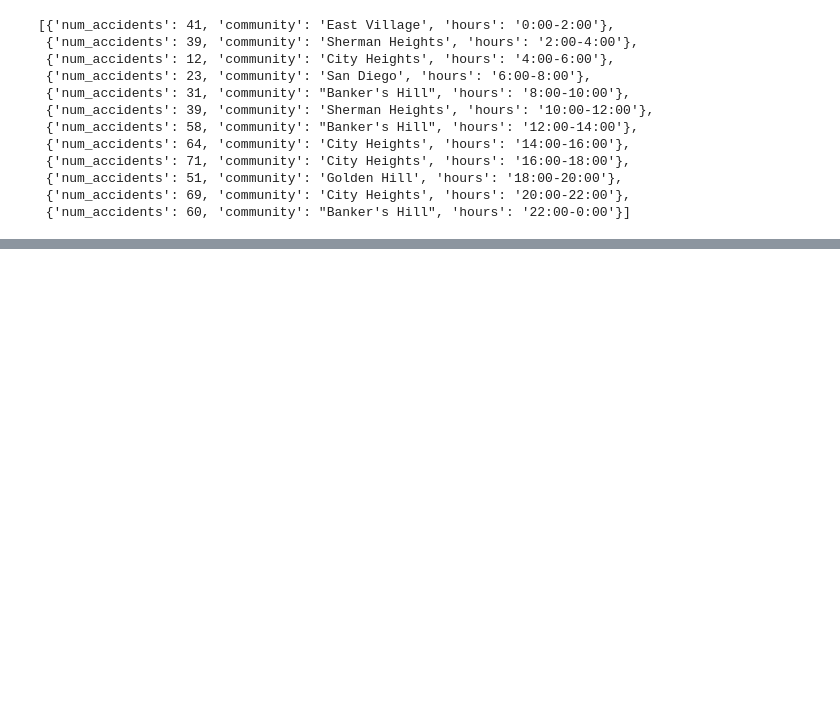
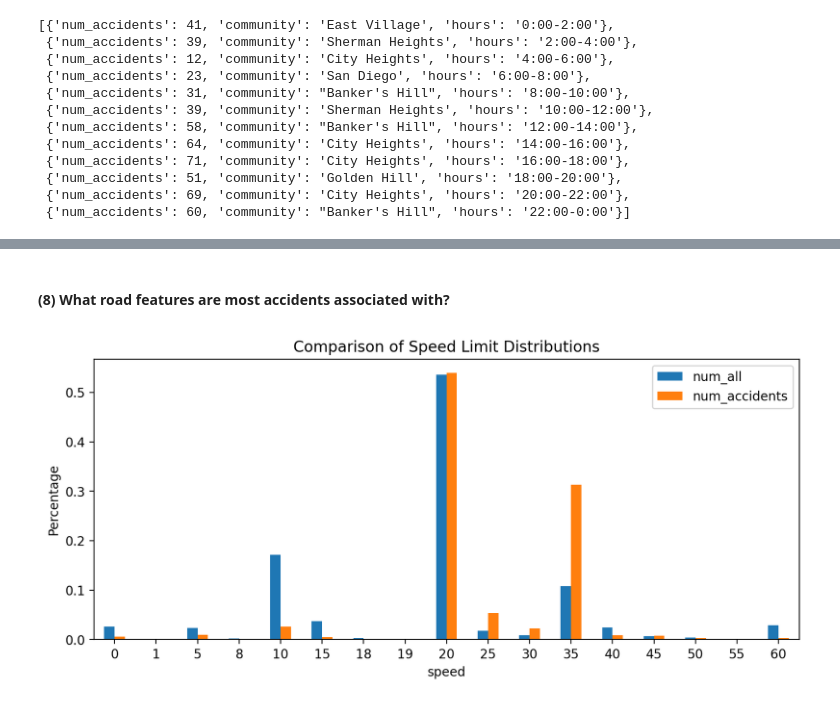
Before and after one commit to jgeng99/San-Diego-Accident-Analysis, a Jupyter notebook: src/graph-analysis.ipynb, the cells around one changed output, grey strips where cells are left out. Cells and saved outputs as stored; diff of their text form; code cells hidden in the pictures; blank space fills up the shorter version.

```diff
--- a/src/graph-analysis.ipynb
+++ b/src/graph-analysis.ipynb
@@ -394,0 +544,58 @@ bird_result / len(bird_acc)
+# %% [markdown]
+#### (8) What road features are most accidents associated with?
+# %%
+# find distributions
+cur = pg.cursor()
+query = """
+SELECT r.speed, COUNT(acc)
+FROM accidents AS acc
+LEFT JOIN accidents_on_road AS aor
+ON acc.report_id = aor.report_id
+LEFT JOIN roads AS r
+ON aor.objectid = r.objectid
+WHERE r.speed IS NOT NULL
+GROUP BY r.speed
+ORDER BY r.speed ASC
+"""
+cur.execute(query)
+accident_speeds = cur.fetchall()
+cur.close()
+
+cur = pg.cursor()
+query = """
+SELECT r.speed, COUNT(*)
+FROM roads AS r
+WHERE r.speed IS NOT NULL
+GROUP BY r.speed
+ORDER BY r.speed ASC
+"""
+cur.execute(query)
+all_speeds = cur.fetchall()
+cur.close()
+
+# normalize data
+speed_distr = (
+    pd.DataFrame(all_speeds, columns=['speed', 'num_all'])
+    .merge(pd.DataFrame(accident_speeds), how='outer', left_on='speed', right_on=0)
+    .fillna(0)
+    .drop(columns=[0])
+    .rename(columns={1: 'num_accidents'})
+    .sort_values(by='speed')
+    .reset_index(drop=True)
+)
+speed_distr['num_accidents'] = (
+    speed_distr['num_accidents'].astype(int) /
+    speed_distr['num_accidents'].sum()
+)
+speed_distr['num_all'] = speed_distr['num_all'] / speed_distr['num_all'].sum()
+
+# plot
+title = speed_distr.set_index('speed').plot(
+    kind='bar',
+    rot=0,
+    ylabel='Percentage',
+    title='Comparison of Speed Limit Distributions',
+    figsize=(10, 4)
+)
+# %% [output]
+[figure, added]
```
Also changed, not shown: parts of 22 cells of this notebook.
